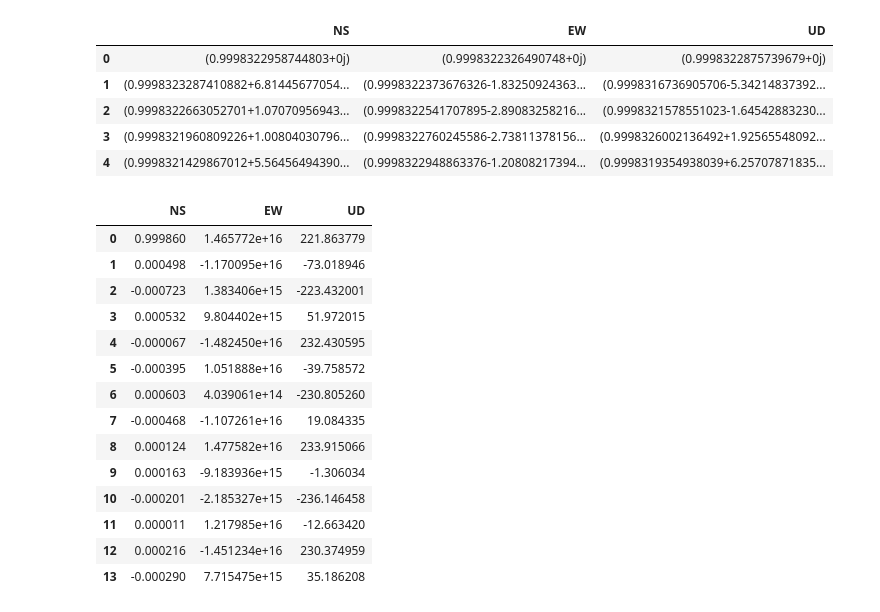
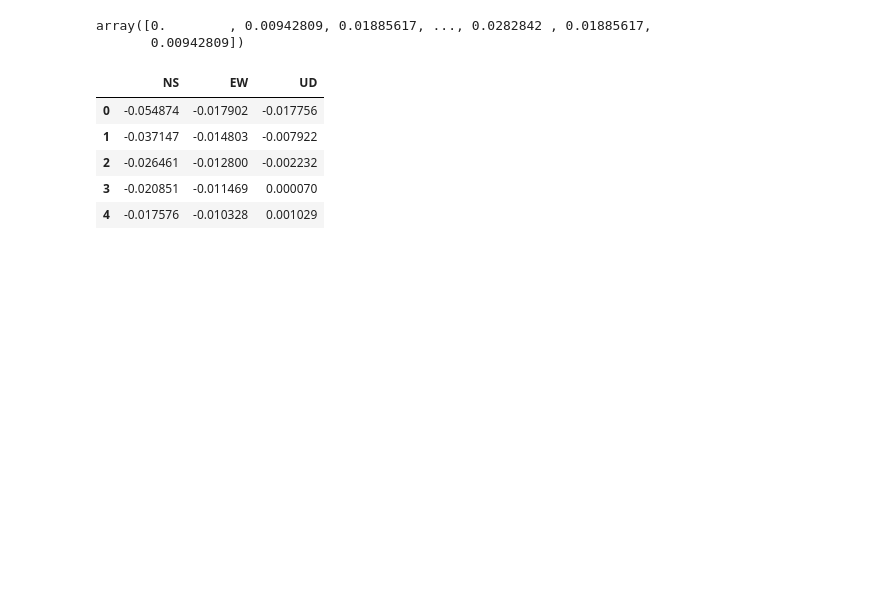
Before and after one commit to tomokikun/UrbanDisasterManagement, a Jupyter notebook: seismic_intensity.ipynb, the cells around one changed output. Saved outputs shown, nothing was run; the diff lists cells and outputs as text; code cells hidden in the pictures; blank space fills up the shorter version.

```diff
--- a/seismic_intensity.ipynb
+++ b/seismic_intensity.ipynb
@@ -54,0 +42,11 @@ fft_df.head()
+# %%
+# 1. データをフーリエ変換する。
+fft_NS = pd.Series(fftpack.fft(data['NS']))
+fft_EW = pd.Series(fftpack.fft(data['EW']))
+fft_UD = pd.Series(fftpack.fft(data['UD']))
+time_step = 1/100
+print(f"NS: {fft_NS.size}, EW: {fft_EW.size}, UD: {fft_UD.size}")
+
+# 周波数スケールの計算
+freq_list = abs(fftpack.fftfreq(fft_NS.size, d=time_step))
+pd.Series(freq_list)[:10]
@@ -55,17 +83,20 @@ fft_df.head()
 # %%
 # 2. フィルターをかける。(図3を参照)
+
+# フィルターを準備
 def filter_1(f):
     """周期の効果を表すフィルターです。
     """
-    return np.sqrt(1 / f)
+    res = np.sqrt(1 / f[1:])
+    return np.concatenate(([0]  ,res))
 
 
 def filter_high(f):
     """ハイカットフィルターです。
     """
     y = f * 0.1
-    result = (1 + 0.694 * y ** 2 + 0.0557 * y ** 6 + 0.009664 * y ** 8
-              + 0.00134 * y ** 10 + 0.000155 * y ** 12)
+    result = (1 + 0.694 * (y ** 2) + 0.0557 * (y ** 6) + 0.009664 * (y ** 8)
+              + 0.00134 *( y ** 10) + 0.000155 * (y ** 12))
     return 1 / np.sqrt(result)
 
 
@@ -75,36 +106,34 @@ def filter_low(f):
     return np.sqrt(1 - np.exp(- (f / 0.5) ** 3))
 
 
-filtered_df = filter_low(filter_high(filter_1(fft_df)))
-
-filtered_df.head()
+filtered_freq = filter_low(freq_list) * filter_high(freq_list) * filter_1(freq_list)
+filtered_freq
 # %% [output]
-|  | NS | EW | UD |
-| 0 | (0.9998322958744803+0j) | (0.9998322326490748+0j) | (0.9998322875739679+0j) |
-| 1 | (0.9998323287410882+6.81445677054... | (0.9998322373676326-1.83250924363... | (0.9998316736905706-5.34214837392... |
-| 2 | (0.9998322663052701+1.07070956943... | (0.9998322541707895-2.89083258216... | (0.9998321578551023-1.64542883230... |
-| 3 | (0.9998321960809226+1.00804030796... | (0.9998322760245586-2.73811378156... | (0.9998326002136492+1.92565548092... |
-| 4 | (0.9998321429867012+5.56456494390... | (0.9998322948863376-1.20808217394... | (0.9998319354938039+6.25707871835... |
+array([0.        , 0.00942809, 0.01885617, ..., 0.0282842 , 0.01885617,
+       0.00942809])
+# %%
+# フィルターをかける。
+
+spec_NS = fft_NS * filtered_freq
+spec_EW = fft_EW * filtered_freq
+spec_UD = fft_UD * filtered_freq
 # %%
 # 3. 逆フーリエ変換する。
+
+# 逆フーリエ変換する
+resyn_NS = pd.Series(np.real(fftpack.ifft(spec_NS)))
+resyn_EW = pd.Series(np.real(fftpack.ifft(spec_EW)))
+resyn_UD = pd.Series(np.real(fftpack.ifft(spec_UD)))
+
 # 逆フーリエ変換すると、虚部が残る可能性があるので、np.real をかぶせる。
-ifft_df = pd.concat([pd.Series(np.real(fftpack.ifft(filtered_df[column]))) for column in filtered_df.columns], axis=1)
+ifft_df = pd.concat([resyn_NS, resyn_EW, resyn_UD], axis=1)
 
 ifft_df = ifft_df.rename(columns={0: 'NS', 1: 'EW', 2: 'UD'})
-ifft_df.head(14)
+ifft_df.head()
 # %% [output]
 |  | NS | EW | UD |
-| 0 | 0.999860 | 1.465772e+16 | 221.863779 |
-| 1 | 0.000498 | -1.170095e+16 | -73.018946 |
-| 2 | -0.000723 | 1.383406e+15 | -223.432001 |
-| 3 | 0.000532 | 9.804402e+15 | 51.972015 |
-| 4 | -0.000067 | -1.482450e+16 | 232.430595 |
-| 5 | -0.000395 | 1.051888e+16 | -39.758572 |
-| 6 | 0.000603 | 4.039061e+14 | -230.805260 |
-| 7 | -0.000468 | -1.107261e+16 | 19.084335 |
-| 8 | 0.000124 | 1.477582e+16 | 233.915066 |
-| 9 | 0.000163 | -9.183936e+15 | -1.306034 |
-| 10 | -0.000201 | -2.185327e+15 | -236.146458 |
-| 11 | 0.000011 | 1.217985e+16 | -12.663420 |
-| 12 | 0.000216 | -1.451234e+16 | 230.374959 |
-| 13 | -0.000290 | 7.715475e+15 | 35.186208 |
+| 0 | -0.054874 | -0.017902 | -0.017756 |
+| 1 | -0.037147 | -0.014803 | -0.007922 |
+| 2 | -0.026461 | -0.012800 | -0.002232 |
+| 3 | -0.020851 | -0.011469 | 0.000070 |
+| 4 | -0.017576 | -0.010328 | 0.001029 |
```
Also changed, not shown: parts of 9 cells of this notebook.
